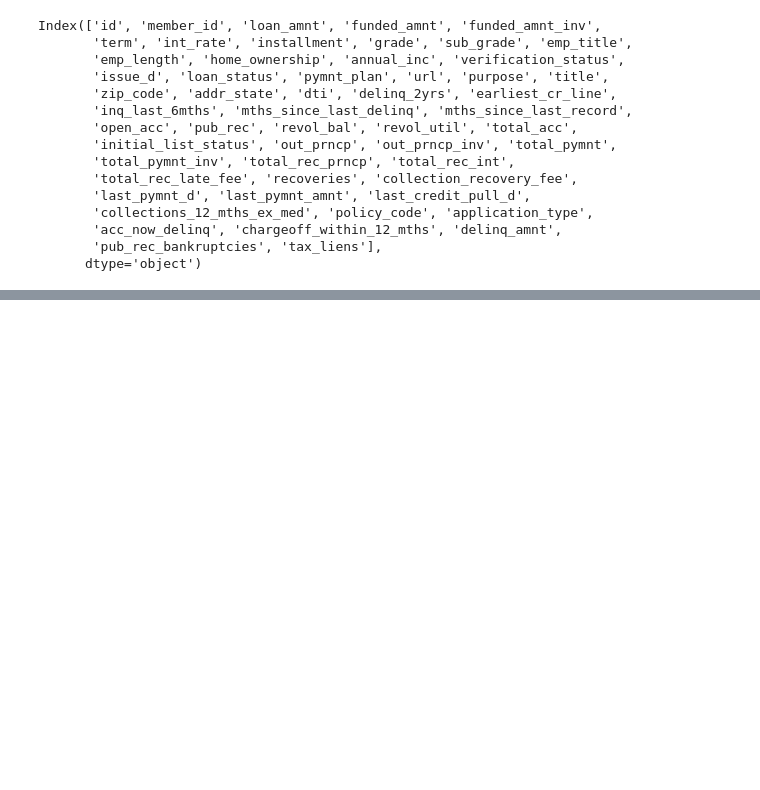
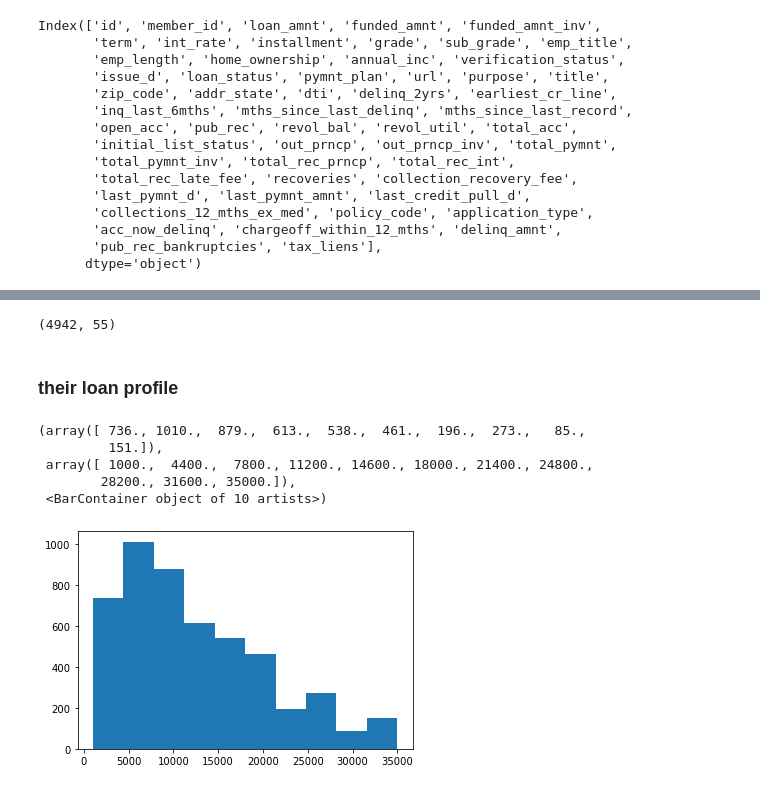
Before and after one commit to venbee/lending-case-study, a Jupyter notebook: Lending case study EDA.ipynb, the cells around one changed output, grey strips where cells are left out. Cells and saved outputs as stored; diff of their text form; code cells hidden in the pictures; blank space fills up the shorter version.

Commit message:
univariate analysis
analyzed defaulters profiles

```diff
--- a/Lending case study EDA.ipynb
+++ b/Lending case study EDA.ipynb
@@ -157,0 +159,3 @@ df.corr()
+# %%
+default = df[df['loan_status']=='Charged Off']
+default.head()
@@ -157,0 +170,15 @@ df.corr()
+# %%
+default.shape
+# %% [output]
+(4942, 55)
+# %% [markdown]
+### their loan profile
+# %%
+plt.hist(default['loan_amnt'])
+# %% [output]
+(array([ 736., 1010.,  879.,  613.,  538.,  461.,  196.,  273.,   85.,
+         151.]),
+ array([ 1000.,  4400.,  7800., 11200., 14600., 18000., 21400., 24800.,
+        28200., 31600., 35000.]),
+ <BarContainer object of 10 artists>)
+[figure, added]
```
Also changed, not shown: parts of 20 cells of this notebook.
